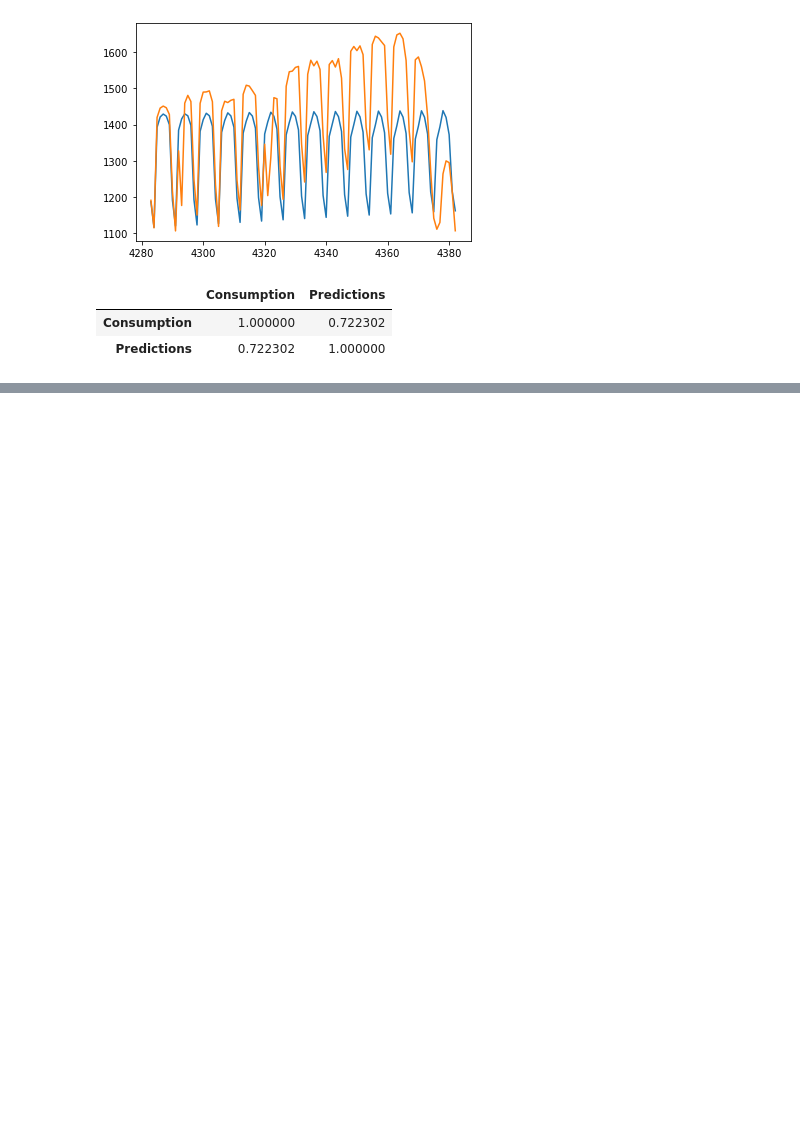
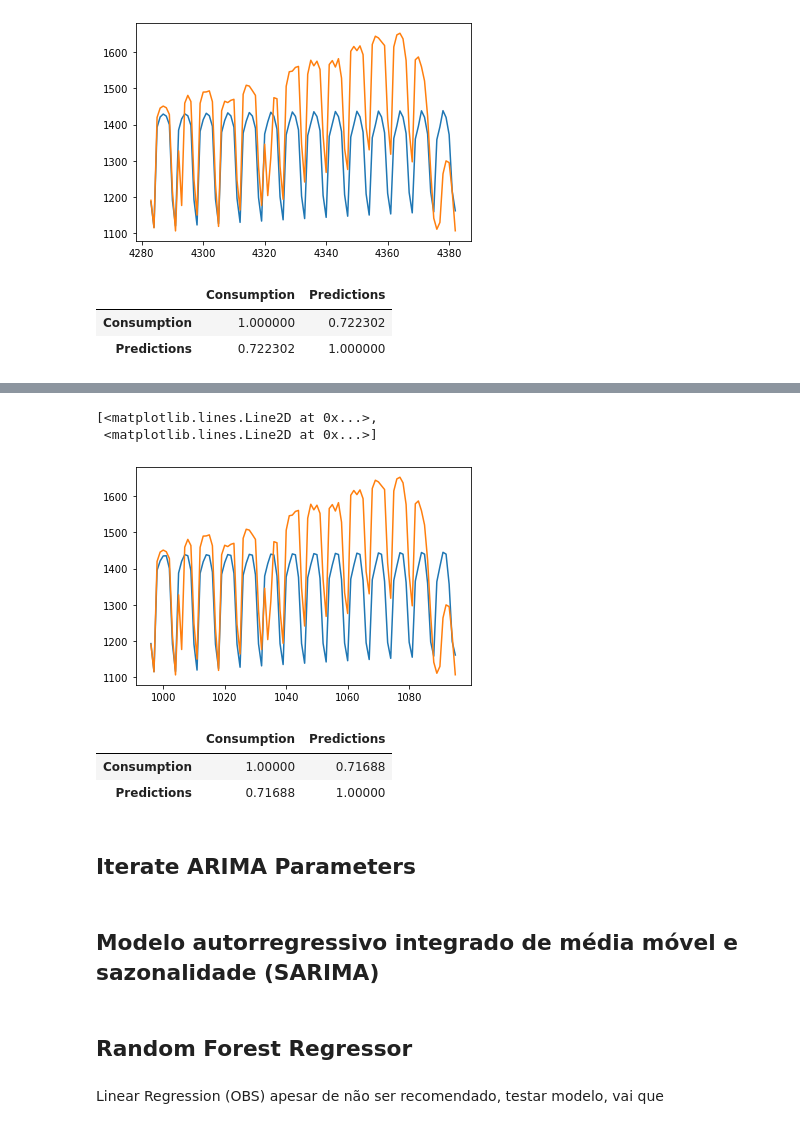
Before and after one commit to TerezaBoada/Estatistica, a Jupyter notebook: 3.2. Modelos Estatísticos para Séries Temporais.ipynb, the cells around one changed output, grey strips where cells are left out. Drawn from its saved outputs; the diff is of its cells as text; code cells hidden in the pictures; blank space fills up the shorter version.

```diff
--- a/3.2. Modelos Estatísticos para Séries Temporais.ipynb
+++ b/3.2. Modelos Estatísticos para Séries Temporais.ipynb
@@ -247,0 +283,6 @@ results_arma.corr()
+# %%
+model = ARIMA(train_data['Consumption'], order=(15,1, 8))
+model_fit = model.fit()
+# %%
+predictions = model_fit.predict(start=len(train_data), end=len(train_data) + len(test_data)-1)
+predictions
@@ -247,0 +302,24 @@ results_arma.corr()
+# %%
+df_predictions = pd.DataFrame({'Predictions': predictions})
+# %%
+results_arma = pd.merge(df, df_predictions, left_index=True, right_index=True)
+# %%
+plt.plot(results_arma[['Predictions','Consumption']])
+# %% [output]
+[<matplotlib.lines.Line2D at 0x...>,
+ <matplotlib.lines.Line2D at 0x...>]
+[figure, added]
+# %%
+results_arma.corr()
+# %% [output]
+|  | Consumption | Predictions |
+| Consumption | 1.00000 | 0.71688 |
+| Predictions | 0.71688 | 1.00000 |
+# %% [markdown]
+## Iterate ARIMA Parameters ##
+# %% [markdown]
+## **Modelo autorregressivo integrado de média móvel e sazonalidade (SARIMA)**
+# %% [markdown]
+## Random Forest Regressor
+# %% [markdown]
+Linear Regression (OBS) apesar de não ser recomendado, testar modelo, vai que
```
Also changed, not shown: parts of 17 cells of this notebook.
